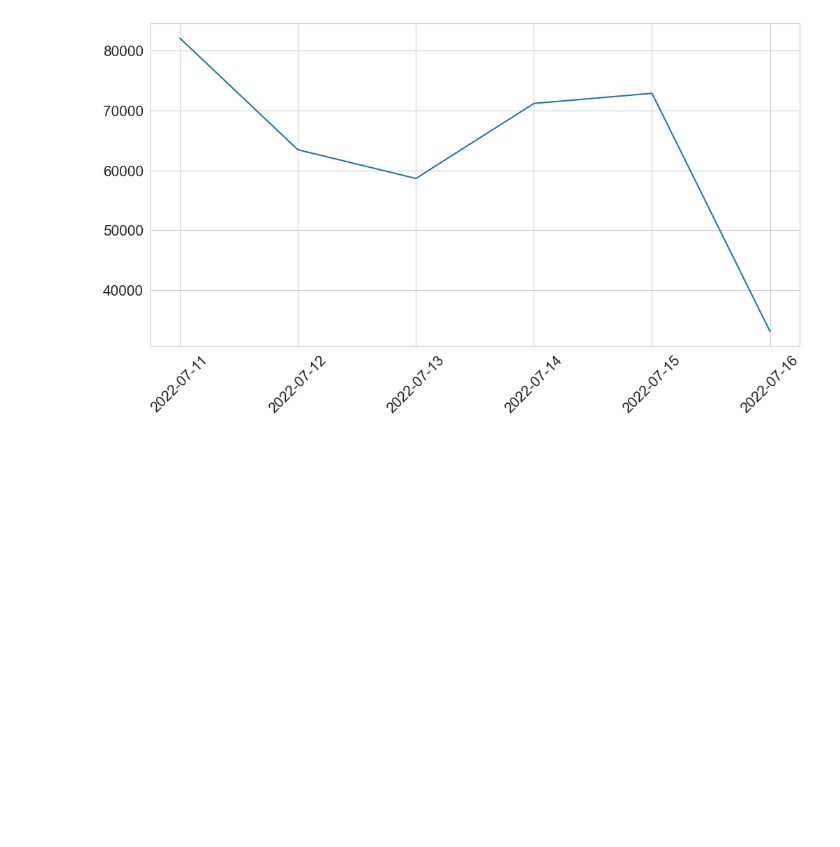
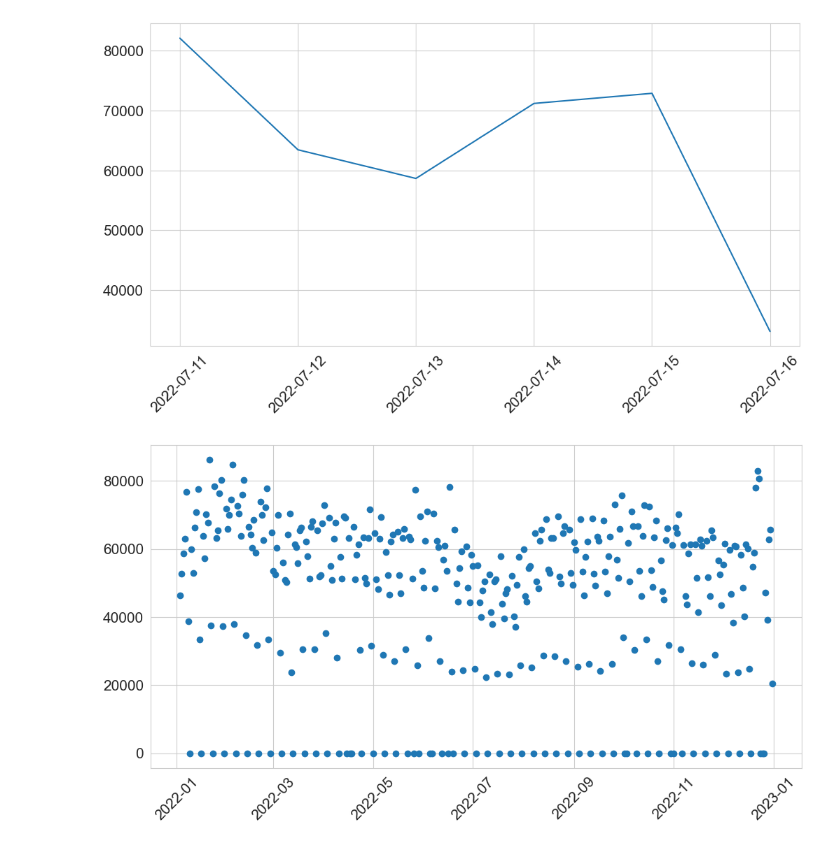
Before and after one commit to aravindakumaranv/PicnicTech, a Jupyter notebook: data_analysis.ipynb, the cells around one changed output. Saved outputs shown, nothing was run; the diff lists cells and outputs as text; code cells hidden in the pictures; blank space fills up the shorter version.

Commit message:
Added data analysis for 5 different considerations in our data

```diff
--- a/data_analysis.ipynb
+++ b/data_analysis.ipynb
@@ -192,3 +192,39 @@ plt.xticks(rotation=45)
 plt.show()
 # %% [output]
 [figure]
+# %%
+product_type = "chilled"
+num_time_periods = 365
+
+# Assuming your DataFrame is already loaded into 'df'
+article_data = pd.read_csv("./data/article.csv")
+article_data = article_data[(article_data['TEMPERATURE_ZONE'] == product_type)]
+articles = article_data['ARTICLE_ID'].to_list()
+
+forecast_data = pd.read_csv('./data/sales_'+str(num_time_periods)+'.csv')
+forecast_data = forecast_data[forecast_data['ARTICLE_ID'].isin(articles)]
+
+# Convert the 'date' column to a datetime data type
+forecast_data['DATE'] = pd.to_datetime(forecast_data['DATE'])
+#forecast_data['day_of_week'] = forecast_data['DATE'].dt.day_name()
+
+forecast_data.set_index('DATE', inplace=True)
+
+# start_date = '2022-11-03'
+# end_date = '2022-12-27'
+
+# filtered = forecast_data.loc[start_date:end_date]
+
+daily_demand = forecast_data['PICKING_QUANTITY_CU'].resample('D').sum()
+
+# # Plot the daily demand totals
+fig, ax= plt.subplots(figsize=(12, 6))
+
+#
+ax.plot_date(daily_demand.index, daily_demand.values)
+# ax.set(xlabel='Date', ylabel='Demand', title='Daily Demand Totals')
+ax1.plot_date(daily_demand1.index,daily_demand1.values)
+plt.xticks(rotation=45)
+plt.show()
+# %% [output]
+[figure, added]
```
Also changed, not shown: parts of 35 cells of this notebook.
